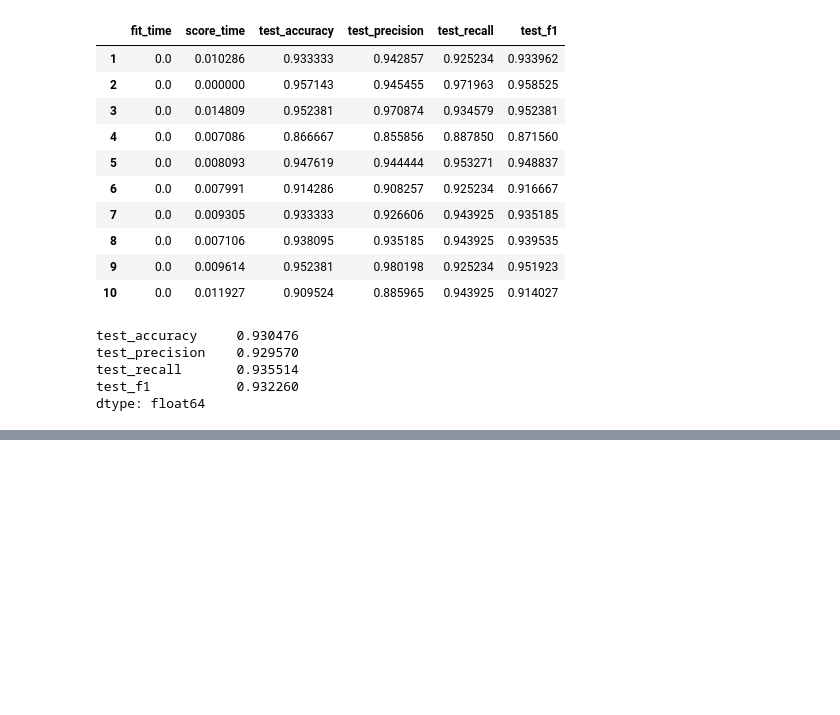
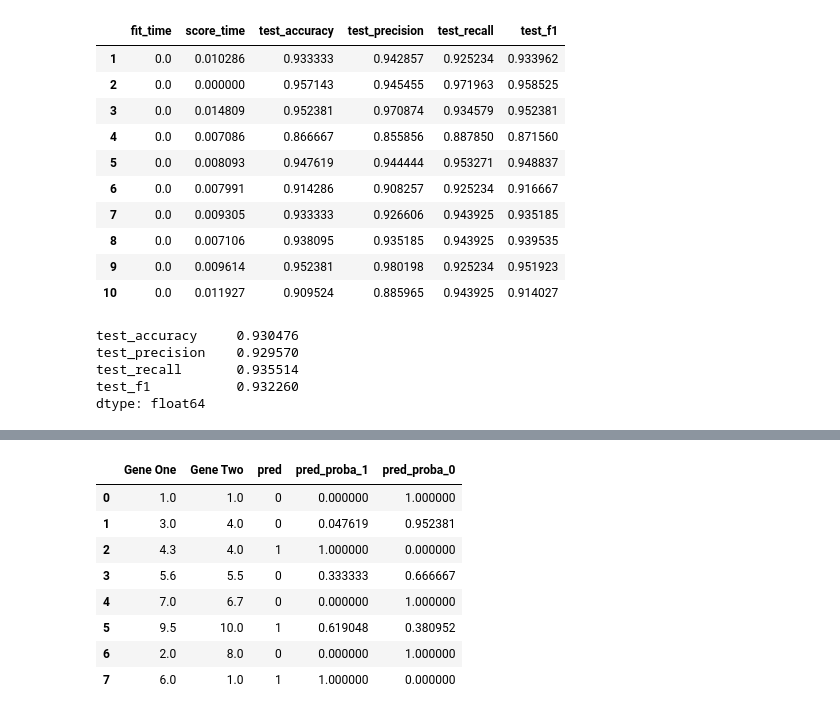
Before and after one commit to ssamiyavuzz/Machine-Learning-Notebooks, a Jupyter notebook: K-Nearest Neighbors (KNN)/KNN.ipynb, the cells around one changed output, grey strips where cells are left out. Cells and saved outputs as stored; diff of their text form; code cells hidden in the pictures; blank space fills up the shorter version.

```diff
--- a/K-Nearest Neighbors (KNN)/KNN.ipynb
+++ b/K-Nearest Neighbors (KNN)/KNN.ipynb
@@ -605,0 +606,3 @@ new_obs = {"Gene One": [1, 3, 4.3, 5.6, 7, 9.5, 2, 6],
+# %%
+samples = pd.DataFrame(new_obs)
+samples
@@ -605,0 +619,3 @@ new_obs = {"Gene One": [1, 3, 4.3, 5.6, 7, 9.5, 2, 6],
+# %%
+samples_scaled = loaded_scaler.transform(samples)
+samples_scaled
@@ -605,0 +631,18 @@ new_obs = {"Gene One": [1, 3, 4.3, 5.6, 7, 9.5, 2, 6],
+# %%
+predictions = loaded_model.predict(samples_scaled)
+predict_proba = loaded_model.predict_proba(samples_scaled)
+# %%
+samples["pred"] = predictions
+samples["pred_proba_1"] = predict_proba[:, 1]
+samples["pred_proba_0"] = predict_proba[:, 0]
+samples
+# %% [output]
+|  | Gene One | Gene Two | pred | pred_proba_1 | pred_proba_0 |
+| 0 | 1.0 | 1.0 | 0 | 0.000000 | 1.000000 |
+| 1 | 3.0 | 4.0 | 0 | 0.047619 | 0.952381 |
+| 2 | 4.3 | 4.0 | 1 | 1.000000 | 0.000000 |
+| 3 | 5.6 | 5.5 | 0 | 0.333333 | 0.666667 |
+| 4 | 7.0 | 6.7 | 0 | 0.000000 | 1.000000 |
+| 5 | 9.5 | 10.0 | 1 | 0.619048 | 0.380952 |
+| 6 | 2.0 | 8.0 | 0 | 0.000000 | 1.000000 |
+| 7 | 6.0 | 1.0 | 1 | 1.000000 | 0.000000 |
```
Also changed, not shown: parts of 48 cells of this notebook.
